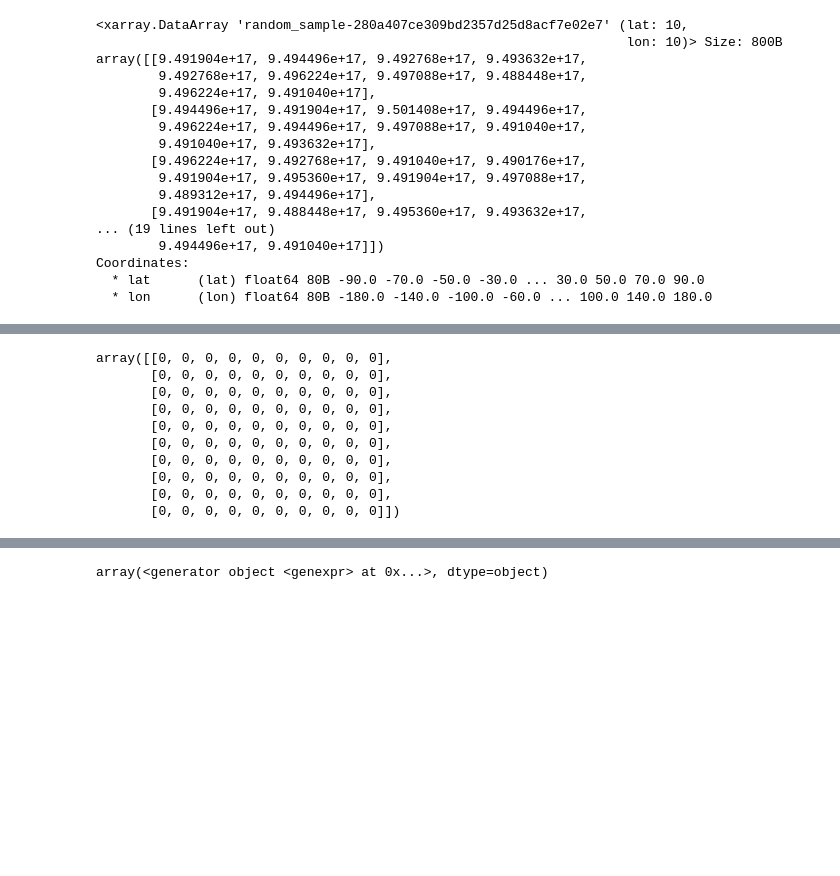
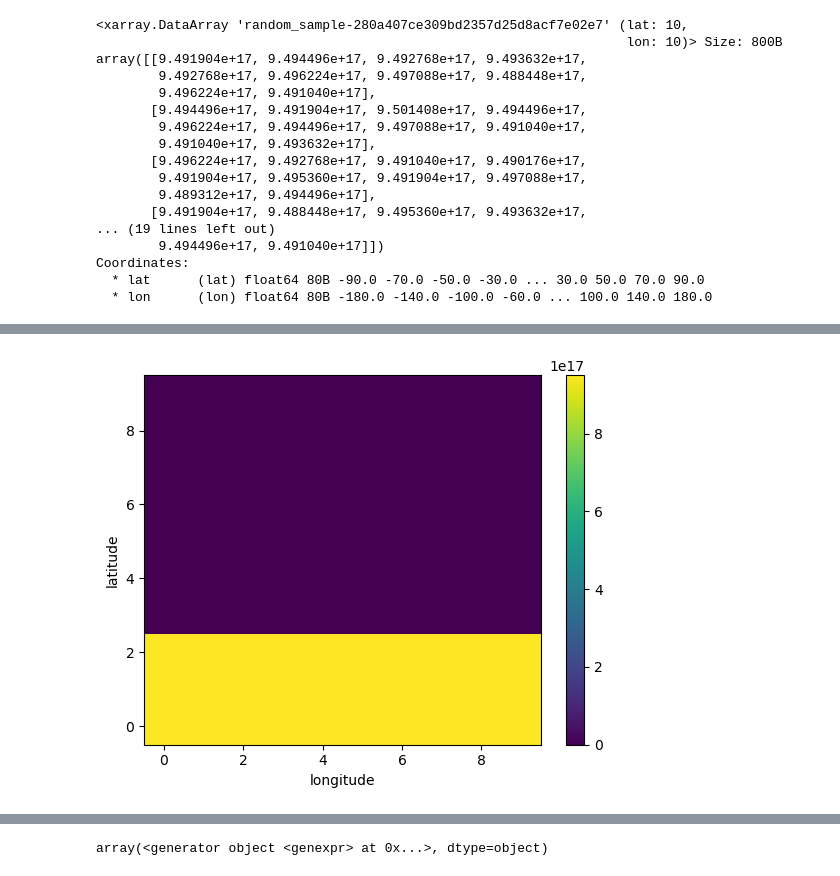
Before and after one commit to ThomWorm/FruitFlyPheno, a Jupyter notebook: test.ipynb, the cells around one changed output, grey strips where cells are left out. Cells and saved outputs as stored; diff of their text form; code cells hidden in the pictures; blank space fills up the shorter version.

```diff
--- a/test.ipynb
+++ b/test.ipynb
@@ -303,6 +304,10 @@ Coordinates:
 import numpy as np
 import pandas as pd
 import xarray as xr
+
+warnings.simplefilter("once")
+
+
 
 # Define the shape
 shape = (10, 10, 100)
@@ -338,13 +343,45 @@ degree_days = degree_days.chunk({"latitude": 5, "longitude": 5, "t": -1})
 ##################################################################
 
 
-start_dates = xr.DataArray(
-    np.full(
-        (10, 10), np.datetime64("2000-01-01", "ns")
-    ),  # Set all start dates to 2000-01-01
-    coords=[latitude, longitude],
-    dims=["latitude", "longitude"],
-)
+
+
+
+degree
+
 start_indices = np.array(
     [np.where(degree_days.t.values == d)[0][0] for d in start_dates.values.flatten()]
 ).reshape(start_dates.shape)
+
+threshold = 45
+
+
+result_raw = xr.apply_ufunc(
+    day_cumsum_reaches_threshold_linear,
+    degree_days,
+    start_indices,
+    degree_days.t.values.astype("datetime64[ns]"),
+    threshold,
+    input_core_dims=[["t"], [], ["t"], []],
+    output_core_dims=[[]],
+    vectorize=True,
+    dask="parallelized",
+    output_dtypes=[],
+)
+
+
+def convert_to_datetime64_ns(value):
+    if np.isnan(value):
+        return np.datetime64("NaT", "ns")
+    return np.datetime64(int(value), "ns")
+
+
+result_raw.plot()
+result = xr.apply_ufunc(
+    np.vectorize(convert_to_datetime64_ns),
+    result_raw,
+    dask="parallelized",
+    output_dtypes=[np.datetime64],
+)
+
+result.compute()
+# %% [output]
@@ -351,13 +405 @@ start_indices = np.array(
+[figure, added]
-# %%
-start_indices
-# %% [output]
-array([[0, 0, 0, 0, 0, 0, 0, 0, 0, 0],
-       [0, 0, 0, 0, 0, 0, 0, 0, 0, 0],
-       [0, 0, 0, 0, 0, 0, 0, 0, 0, 0],
-       [0, 0, 0, 0, 0, 0, 0, 0, 0, 0],
-       [0, 0, 0, 0, 0, 0, 0, 0, 0, 0],
-       [0, 0, 0, 0, 0, 0, 0, 0, 0, 0],
-       [0, 0, 0, 0, 0, 0, 0, 0, 0, 0],
-       [0, 0, 0, 0, 0, 0, 0, 0, 0, 0],
-       [0, 0, 0, 0, 0, 0, 0, 0, 0, 0],
-       [0, 0, 0, 0, 0, 0, 0, 0, 0, 0]])
```
Also changed, not shown: parts of 7 cells of this notebook, 1 other file.
